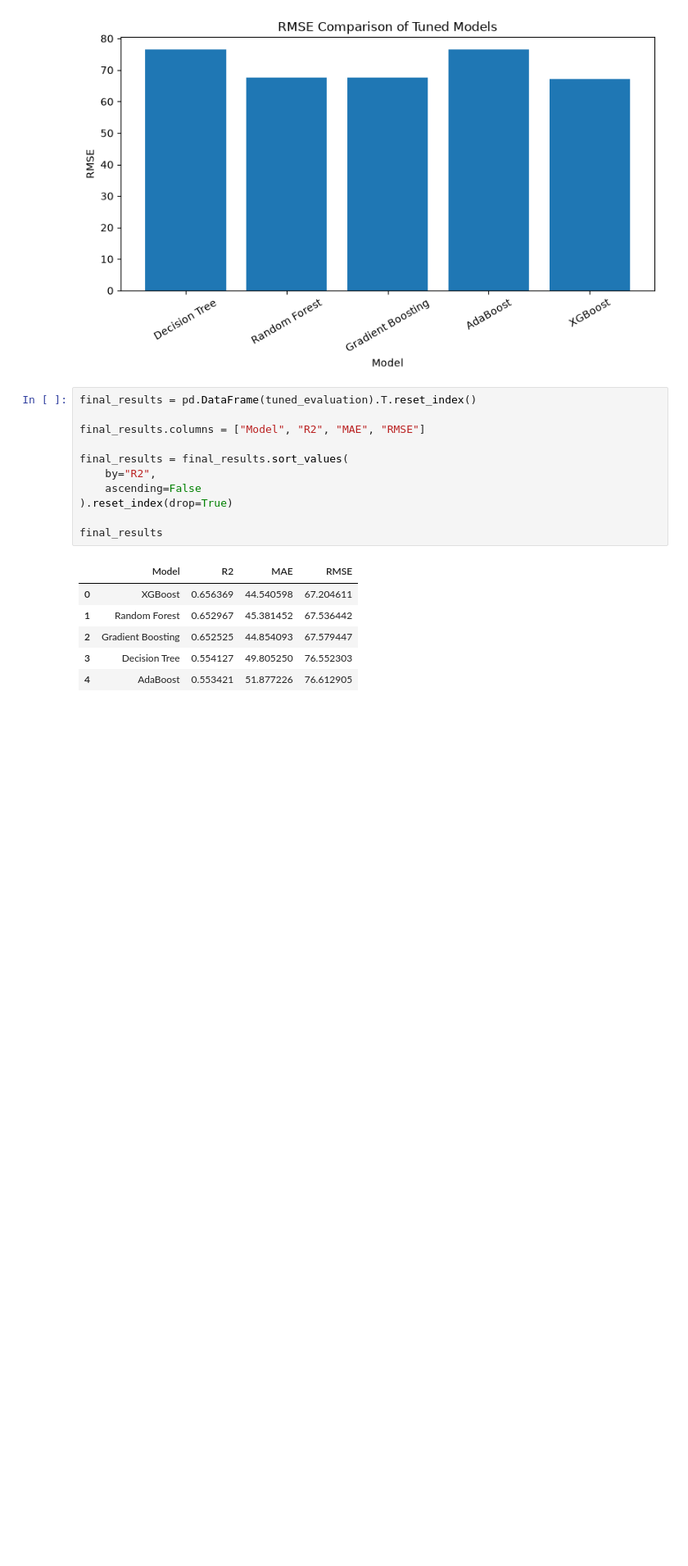
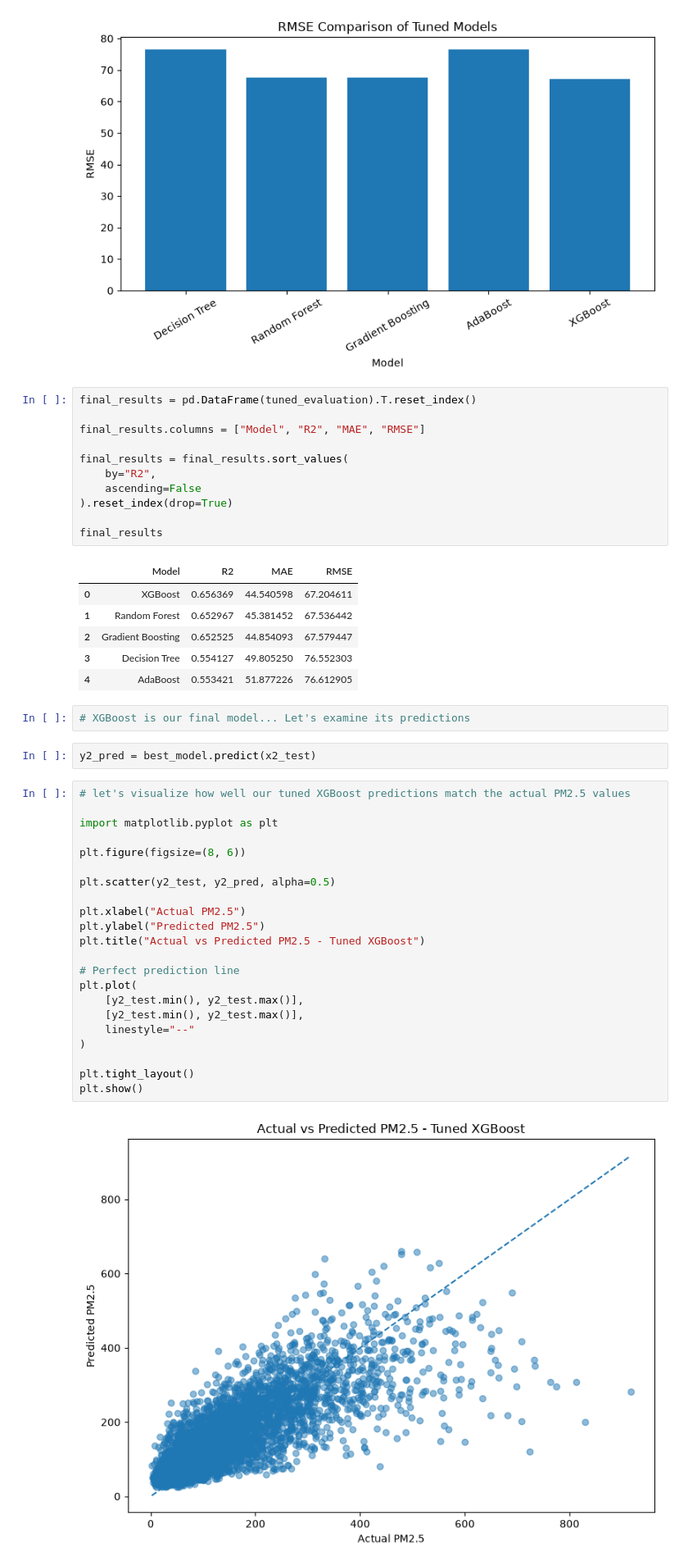
Before and after one commit to lubnashahanas07/PM25-Prediction-Using-Machine-Learning, a Jupyter notebook: modelling.ipynb, the cells around one changed output. Shown at 82% size. Drawn from its saved outputs; the diff is of its cells as text; blank space fills up the shorter version.

Commit message:
Compleated model tuning and evaluation

```diff
--- a/modelling.ipynb
+++ b/modelling.ipynb
@@ -391,3 +391,31 @@ final_results
 | 2 | Gradient Boosting | 0.652525 | 44.854093 | 67.579447 |
 | 3 | Decision Tree | 0.554127 | 49.805250 | 76.552303 |
 | 4 | AdaBoost | 0.553421 | 51.877226 | 76.612905 |
+# %%
+# XGBoost is our final model... Let's examine its predictions
+# %%
+y2_pred = best_model.predict(x2_test)
+# %%
+# let's visualize how well our tuned XGBoost predictions match the actual PM2.5 values
+
+import matplotlib.pyplot as plt
+
+plt.figure(figsize=(8, 6))
+
+plt.scatter(y2_test, y2_pred, alpha=0.5)
+
+plt.xlabel("Actual PM2.5")
+plt.ylabel("Predicted PM2.5")
+plt.title("Actual vs Predicted PM2.5 - Tuned XGBoost")
+
+# Perfect prediction line
+plt.plot(
+    [y2_test.min(), y2_test.max()],
+    [y2_test.min(), y2_test.max()],
+    linestyle="--"
+)
+
+plt.tight_layout()
+plt.show()
+# %% [output]
+[figure, added]
```
Also changed, not shown: parts of 3 cells of this notebook.
